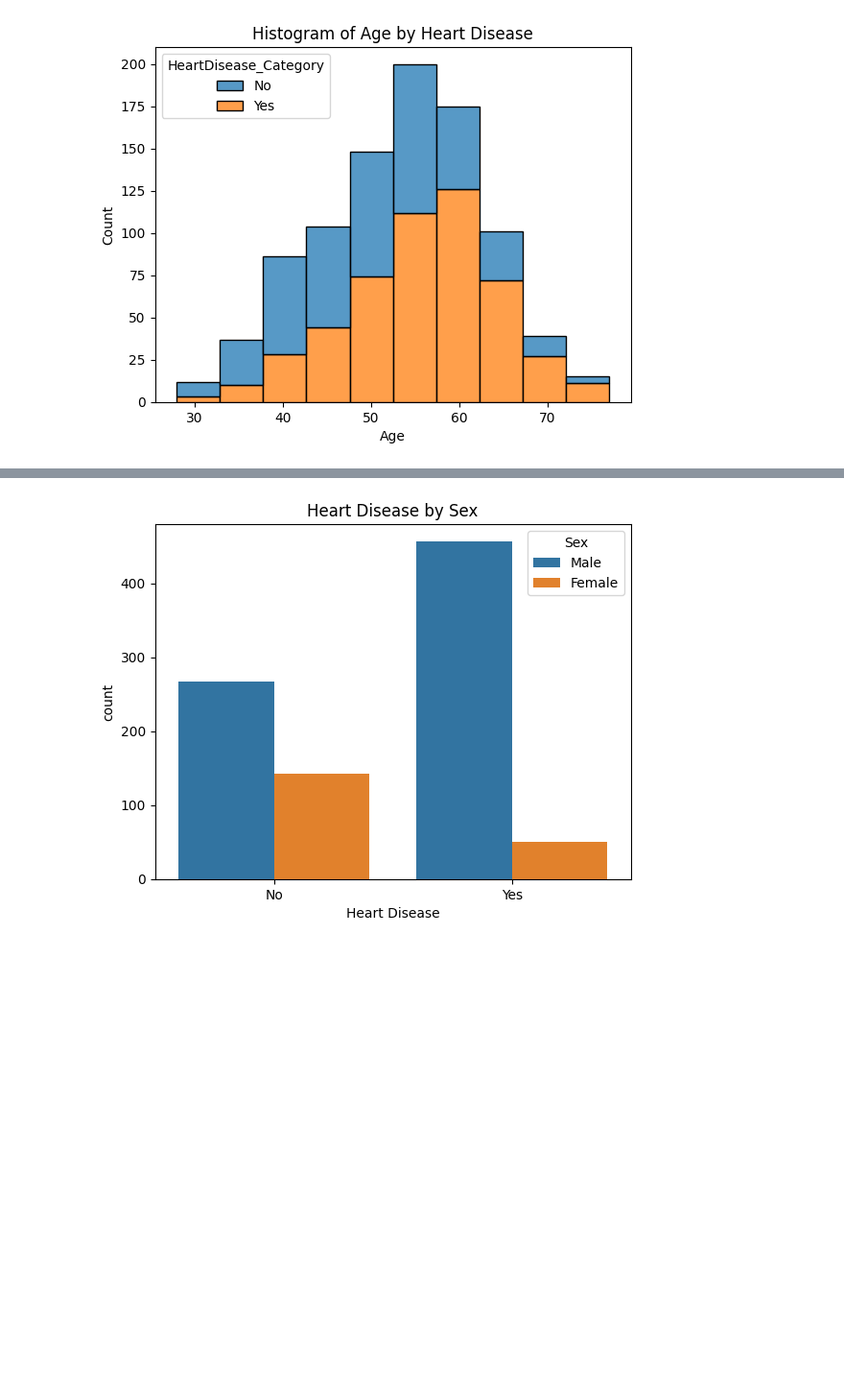
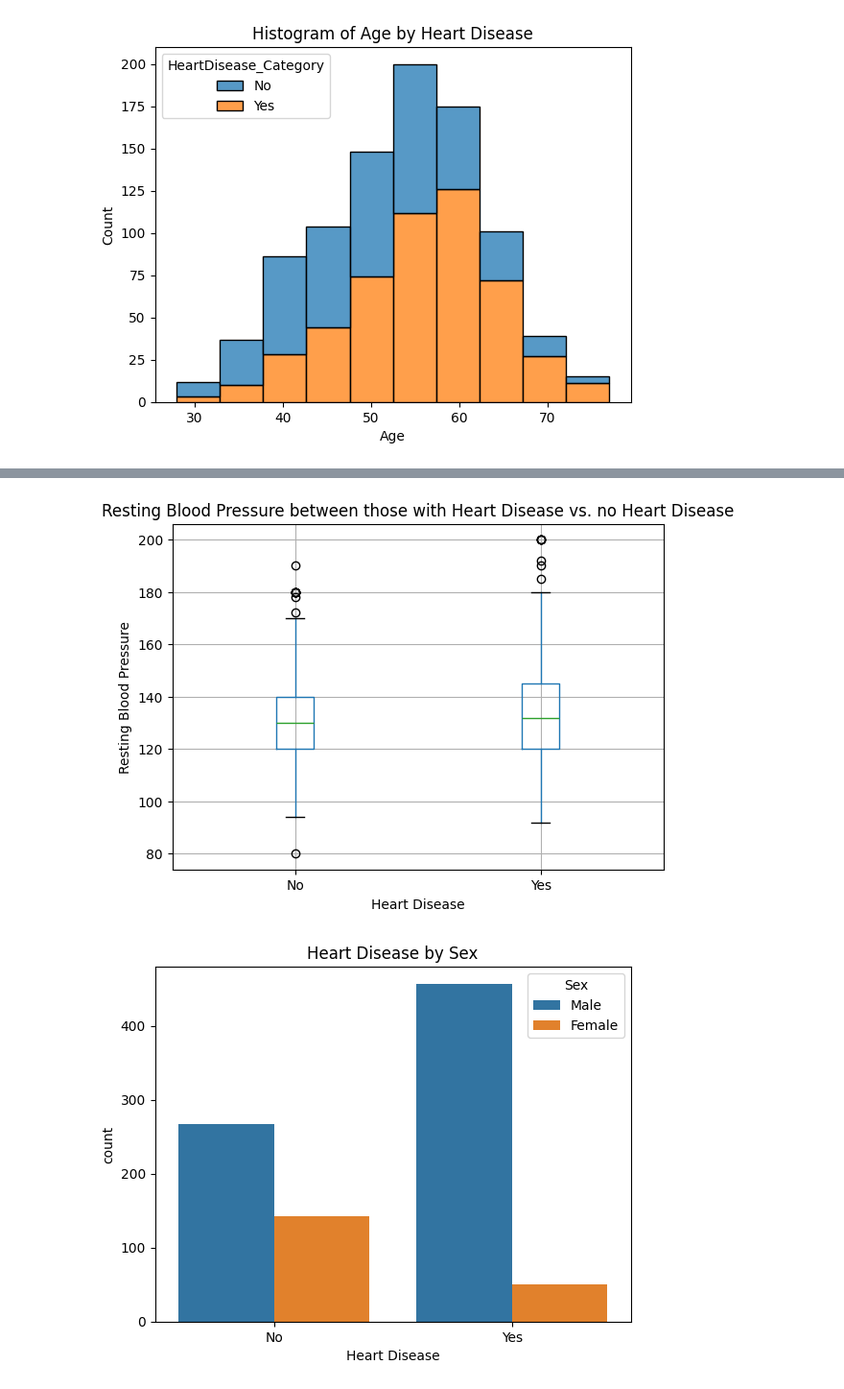
Before and after one commit to davehomrighouse/ANA500, a Jupyter notebook: Homrighouse_ANA500_Project.ipynb, the cells around one changed output, grey strips where cells are left out. Shown at 96% size. Cells and saved outputs as stored; diff of their text form; code cells hidden in the pictures; blank space fills up the shorter version.

```diff
--- a/Homrighouse_ANA500_Project.ipynb
+++ b/Homrighouse_ANA500_Project.ipynb
@@ -304,3 +331,13 @@ plt.show()
+# %%
+# Plot Box Plot of resting blood pressure and heart disease
+hd_df.boxplot(column='RestingBP', by='HeartDisease_Category')
+plt.title('Resting Blood Pressure between those with Heart Disease vs. no Heart Disease')
+plt.suptitle('')  # Remove default title
+plt.xlabel('Heart Disease')
+plt.ylabel('Resting Blood Pressure')
+plt.show()
+# %% [output]
+[figure, added]
 # %%
 # Grouped Bar Chart of Heart Disease by Sex
 sns.countplot(data=hd_df, x='HeartDisease_Category', hue='Sex')
```
Also changed, not shown: parts of 48 cells of this notebook.
